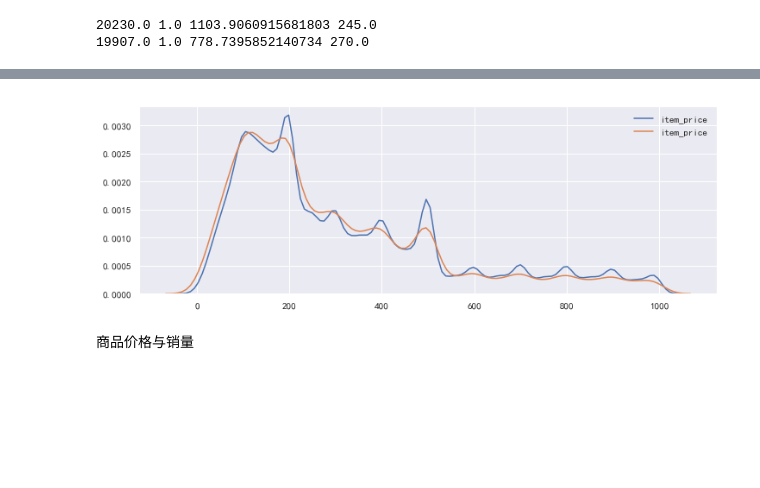
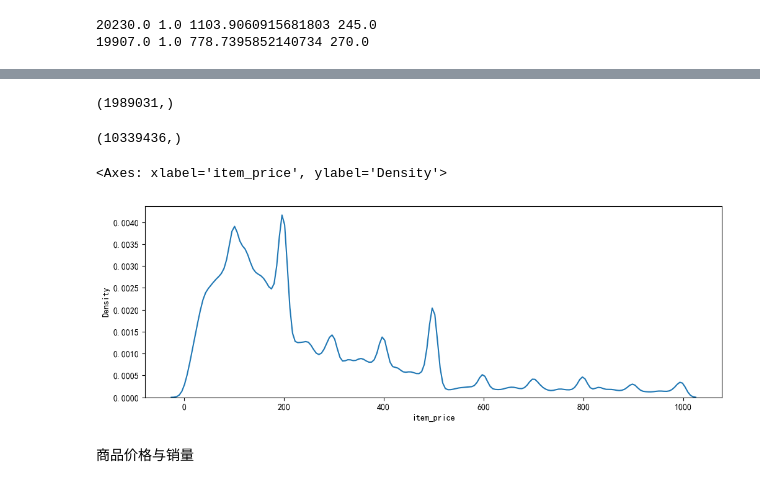
Before and after one commit to surpoloyang/Practical_Learning__Machine_Learning_May, a Jupyter notebook: Past-Competition-learning/Cross-border-E-commerce-Algorithm-Competition/code/AntaiCup-Data-Exploration-And-Analysis.ipynb, the cells around one changed output, grey strips where cells are left out. Saved outputs shown, nothing was run; the diff lists cells and outputs as text; code cells hidden in the pictures; blank space fills up the shorter version.

```diff
--- a/Past-Competition-learning/Cross-border-E-commerce-Algorithm-Competition/code/AntaiCup-Data-Exploration-And-Analysis.ipynb
+++ b/Past-Competition-learning/Cross-border-E-commerce-Algorithm-Competition/code/AntaiCup-Data-Exploration-And-Analysis.ipynb
@@ -253,6 +244,7 @@ groupby_cnt_ratio(df, [])
 |  | yy | 2232867 | 1.00 |
 | 0 | yy | 166832 | 1.00 |
 # %%
+plt.rcParams['font.sans-serif'] = ['SimHei']  # 设置中文字体为黑体
 plt.figure(figsize=(8,6))
 sns.countplot(x='is_train', data = df, palette=['red', 'blue'], hue='buyer_country_id', order=[1, 0])
 plt.xticks(np.arange(2), ('训练集', '测试集'))
@@ -344,6 +334,7 @@ admin_cnt.groupby(['is_train','buyer_country_id'])['count'].agg(['max','min','me
 | 1 | xx | 42751 | 8 | 11.00 |
 |  | yy | 3480 | 8 | 12.00 |
 # %%
+plt.rcParams['font.sans-serif'] = ['SimHei']  # 设置中文字体为黑体
 fig, ax = plt.subplots(1, 2 ,figsize=(16,6))
 ax[0].set(xlabel='用户记录数')
 sns.kdeplot(admin_cnt.loc[(1, 'xx')]['count'].values, ax=ax[0]).set_title('训练集--xx国用户记录数')
@@ -667,8 +775,17 @@ print(df[test]['item_price'].max(), df[test]['item_price'].min(), df[test]['item
+# %%
+df[train][df[train]['item_price']<1000][['item_id','item_price']].drop_duplicates()['item_price'].shape
+# %% [output]
+(1989031,)
+# %%
+df[train][df[train]['item_price']<1000]['item_price'].shape
+# %% [output]
+(10339436,)
 # %%
 plt.figure(figsize=(12,4))
-sns.kdeplot(df[train][df[train]['item_price']<1000][['item_id','item_price']].drop_duplicates()['item_price'])
-sns.kdeplot(df[test][df[test]['item_price']<1000][['item_id','item_price']].drop_duplicates()['item_price']);
+sns.kdeplot(df[train][df[train]['item_price']<1000]['item_price'])
+# sns.kdeplot(df[test][df[test]['item_price']<1000]['item_price']);
 # %% [output]
+<Axes: xlabel='item_price', ylabel='Density'>
-[figure, old version]
+[figure, new version]
 # %% [markdown]
 商品价格与销量
```
Also changed, not shown: parts of 43 cells of this notebook, 1 other file.
